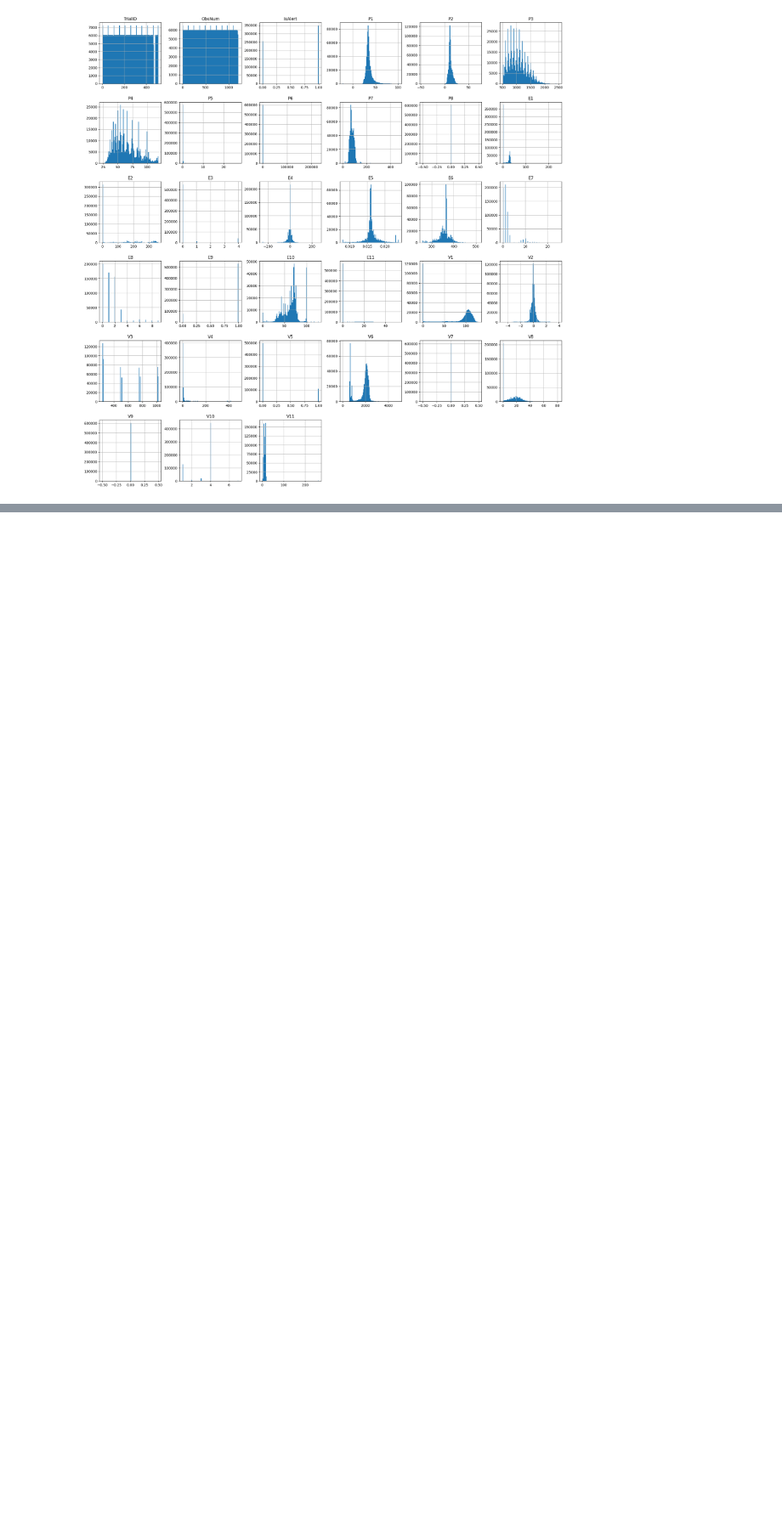
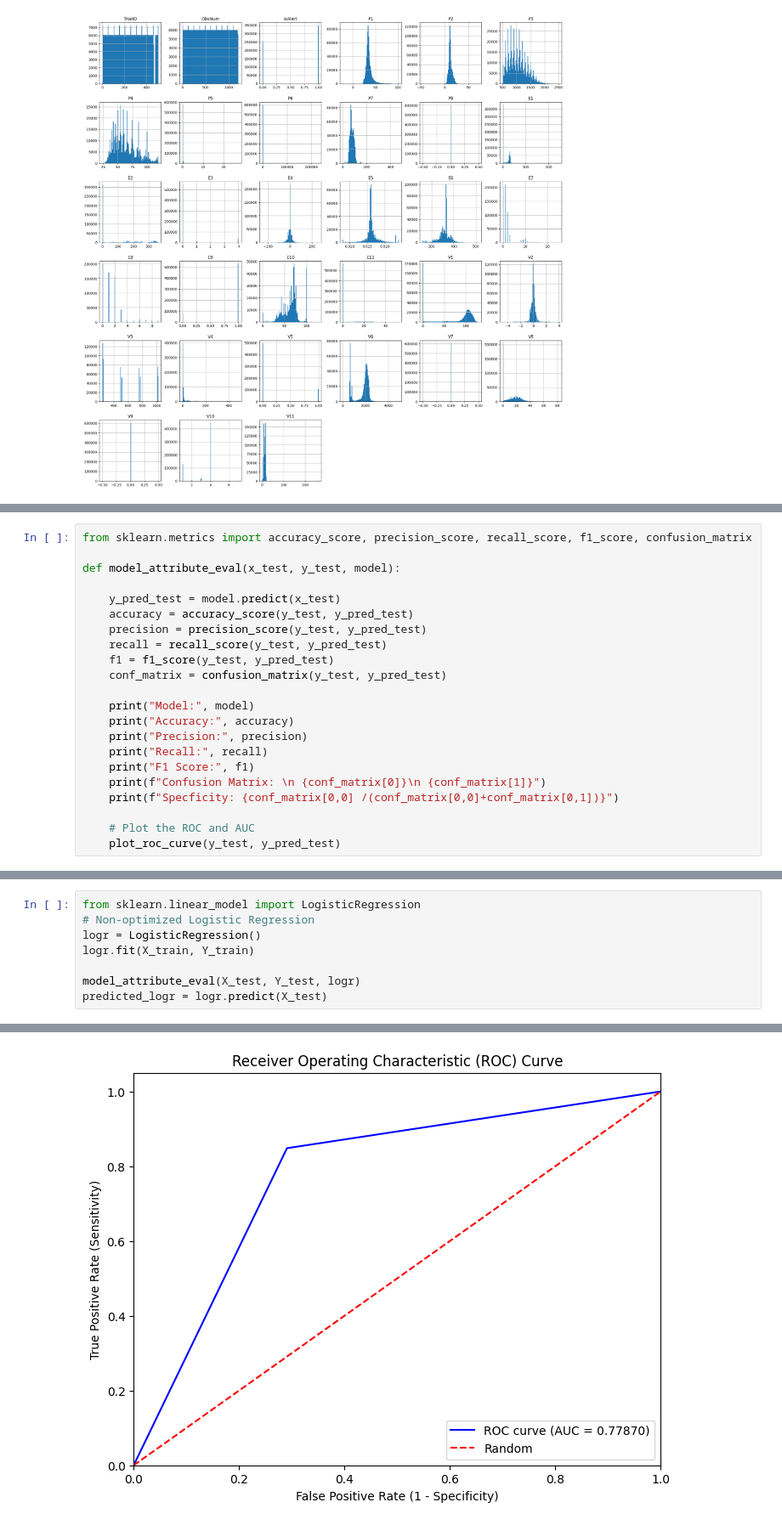
Before and after one commit to JaySachar/MSE413-ML, a Jupyter notebook: Project/main.ipynb, the cells around one changed output, grey strips where cells are left out. Shown at 85% size. Cells and saved outputs as stored; diff of their text form; blank space fills up the shorter version.

```diff
--- a/Project/main.ipynb
+++ b/Project/main.ipynb
@@ -92,0 +233,22 @@ Name: IsAlert, dtype: float64
+# %%
+from sklearn.metrics import accuracy_score, precision_score, recall_score, f1_score, confusion_matrix
+
+def model_attribute_eval(x_test, y_test, model):
+
+    y_pred_test = model.predict(x_test)
+    accuracy = accuracy_score(y_test, y_pred_test)
+    precision = precision_score(y_test, y_pred_test)
+    recall = recall_score(y_test, y_pred_test)
+    f1 = f1_score(y_test, y_pred_test)
+    conf_matrix = confusion_matrix(y_test, y_pred_test)
+
+    print("Model:", model)
+    print("Accuracy:", accuracy)
+    print("Precision:", precision)
+    print("Recall:", recall)
+    print("F1 Score:", f1)
+    print(f"Confusion Matrix: \n {conf_matrix[0]}\n {conf_matrix[1]}")
+    print(f"Specficity: {conf_matrix[0,0] /(conf_matrix[0,0]+conf_matrix[0,1])}")
+
+    # Plot the ROC and AUC
+    plot_roc_curve(y_test, y_pred_test)
@@ -92,0 +257,9 @@ Name: IsAlert, dtype: float64
+# %%
+from sklearn.linear_model import LogisticRegression
+# Non-optimized Logistic Regression
+logr = LogisticRegression()
+logr.fit(X_train, Y_train)
+
+model_attribute_eval(X_test, Y_test, logr)
+predicted_logr = logr.predict(X_test)
+# %% [output]
@@ -92,0 +275 @@ Name: IsAlert, dtype: float64
+[figure, added]
```
Also changed, not shown: parts of 28 cells of this notebook.
